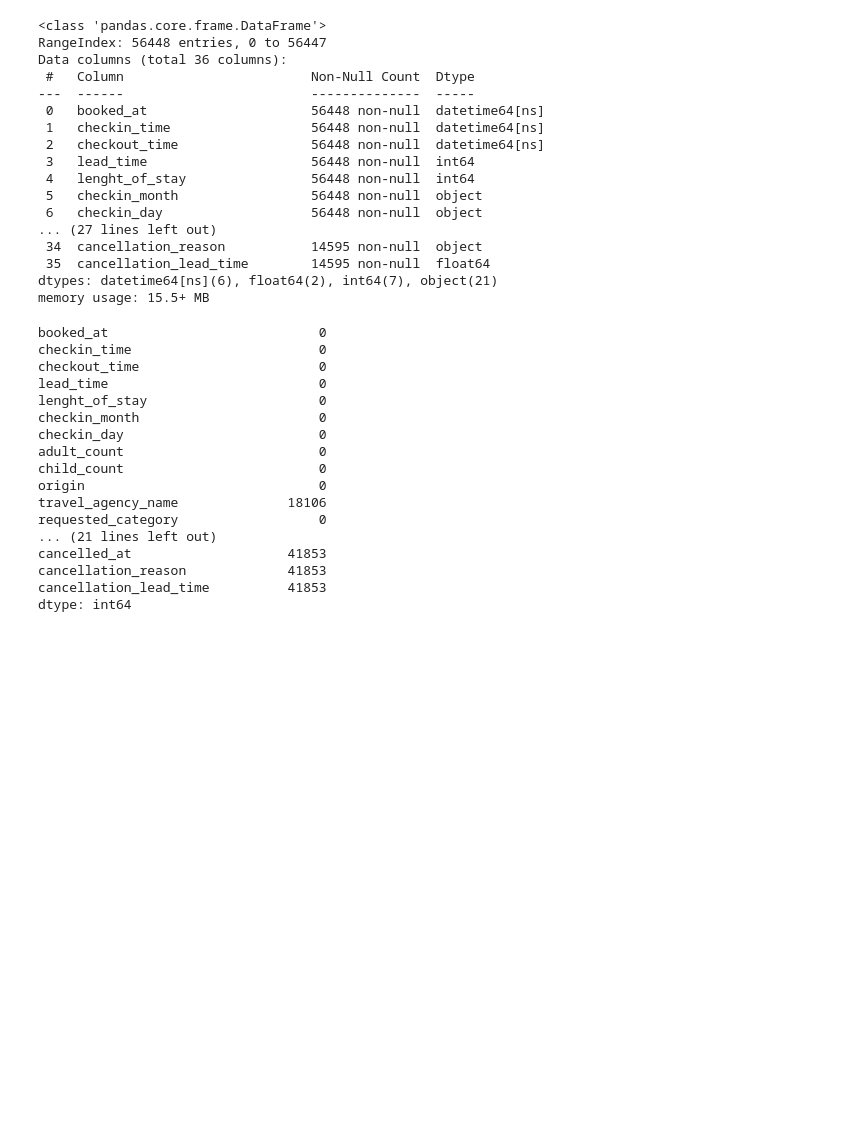
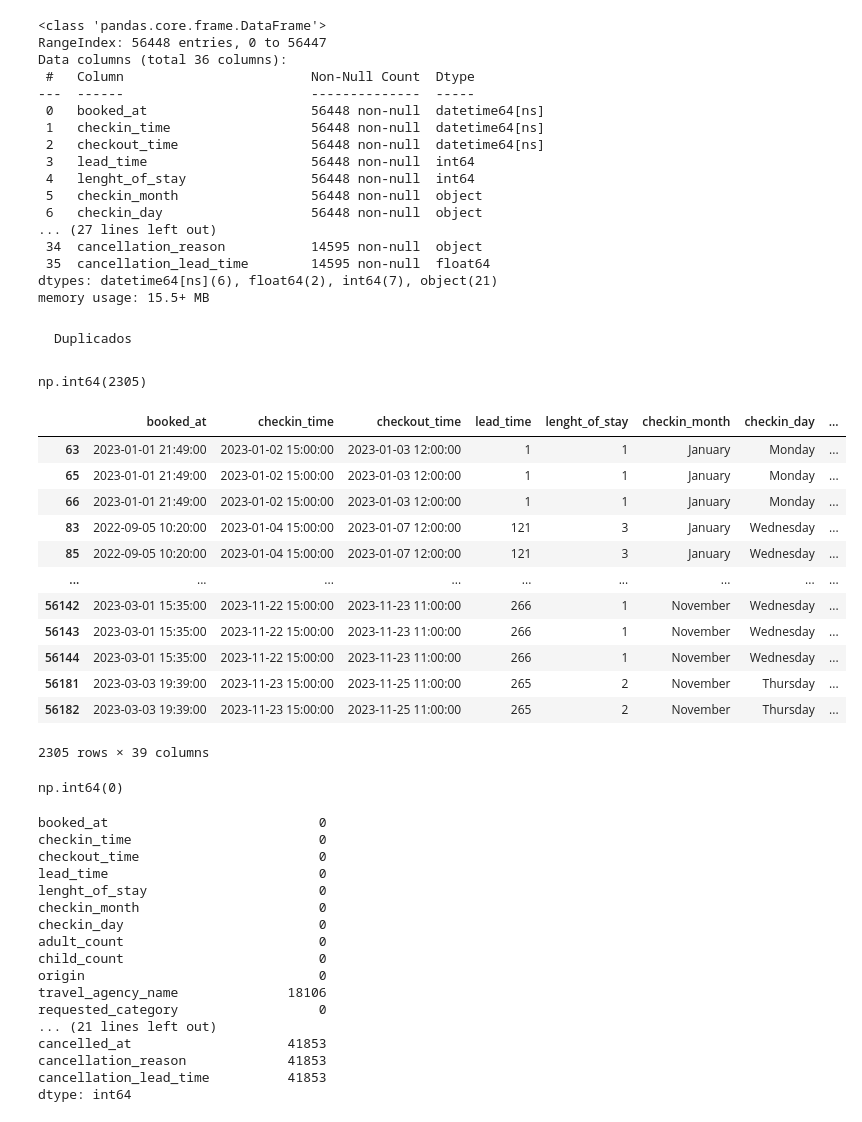
Before and after one commit to javierllorenteMon/RETO_06_VerdeOSCURO, a Jupyter notebook: 01-Limpieza.ipynb, the cells around one changed output. Cells and saved outputs as stored; diff of their text form; code cells hidden in the pictures; blank space fills up the shorter version.

```diff
--- a/01-Limpieza.ipynb
+++ b/01-Limpieza.ipynb
@@ -124,6 +126,36 @@ Data columns (total 36 columns):
  35  cancellation_lead_time        14595 non-null  float64
 dtypes: datetime64[ns](6), float64(2), int64(7), object(21)
 memory usage: 15.5+ MB
+# %% [markdown]
+    Duplicados
+# %%
+# Ver cuantos duplicados en total
+df.duplicated().sum()
+# %% [output]
+np.int64(2305)
+# %%
+# Ver las filas duplicadas completas
+df[df.duplicated()]
+# %% [output]
+|  | booked_at | checkin_time | checkout_time | lead_time | lenght_of_stay | checkin_month | checkin_day | ... |
+| 63 | 2023-01-01 21:49:00 | 2023-01-02 15:00:00 | 2023-01-03 12:00:00 | 1 | 1 | January | Monday | ... |
+| 65 | 2023-01-01 21:49:00 | 2023-01-02 15:00:00 | 2023-01-03 12:00:00 | 1 | 1 | January | Monday | ... |
+| 66 | 2023-01-01 21:49:00 | 2023-01-02 15:00:00 | 2023-01-03 12:00:00 | 1 | 1 | January | Monday | ... |
+| 83 | 2022-09-05 10:20:00 | 2023-01-04 15:00:00 | 2023-01-07 12:00:00 | 121 | 3 | January | Wednesday | ... |
+| 85 | 2022-09-05 10:20:00 | 2023-01-04 15:00:00 | 2023-01-07 12:00:00 | 121 | 3 | January | Wednesday | ... |
+| ... | ... | ... | ... | ... | ... | ... | ... | ... |
+| 56142 | 2023-03-01 15:35:00 | 2023-11-22 15:00:00 | 2023-11-23 11:00:00 | 266 | 1 | November | Wednesday | ... |
+| 56143 | 2023-03-01 15:35:00 | 2023-11-22 15:00:00 | 2023-11-23 11:00:00 | 266 | 1 | November | Wednesday | ... |
+| 56144 | 2023-03-01 15:35:00 | 2023-11-22 15:00:00 | 2023-11-23 11:00:00 | 266 | 1 | November | Wednesday | ... |
+| 56181 | 2023-03-03 19:39:00 | 2023-11-23 15:00:00 | 2023-11-25 11:00:00 | 265 | 2 | November | Thursday | ... |
+| 56182 | 2023-03-03 19:39:00 | 2023-11-23 15:00:00 | 2023-11-25 11:00:00 | 265 | 2 | November | Thursday | ... |
+2305 rows × 39 columns
+# %%
+# Eliminar duplicando dejado el primer registro
+df = df.drop_duplicates()
+df.duplicated().sum()
+# %% [output]
+np.int64(0)
 # %%
 df.isna().sum()
 # %% [output]
```
Also changed, not shown: parts of 21 cells of this notebook.
